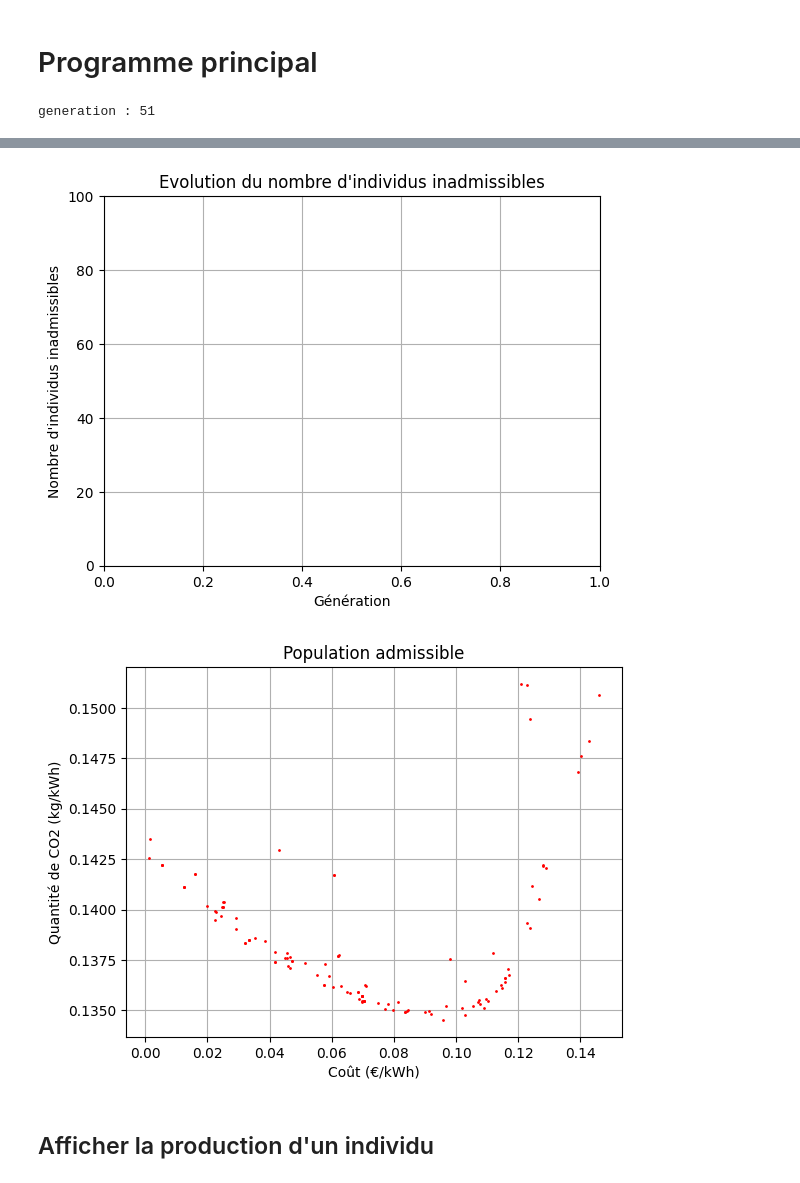
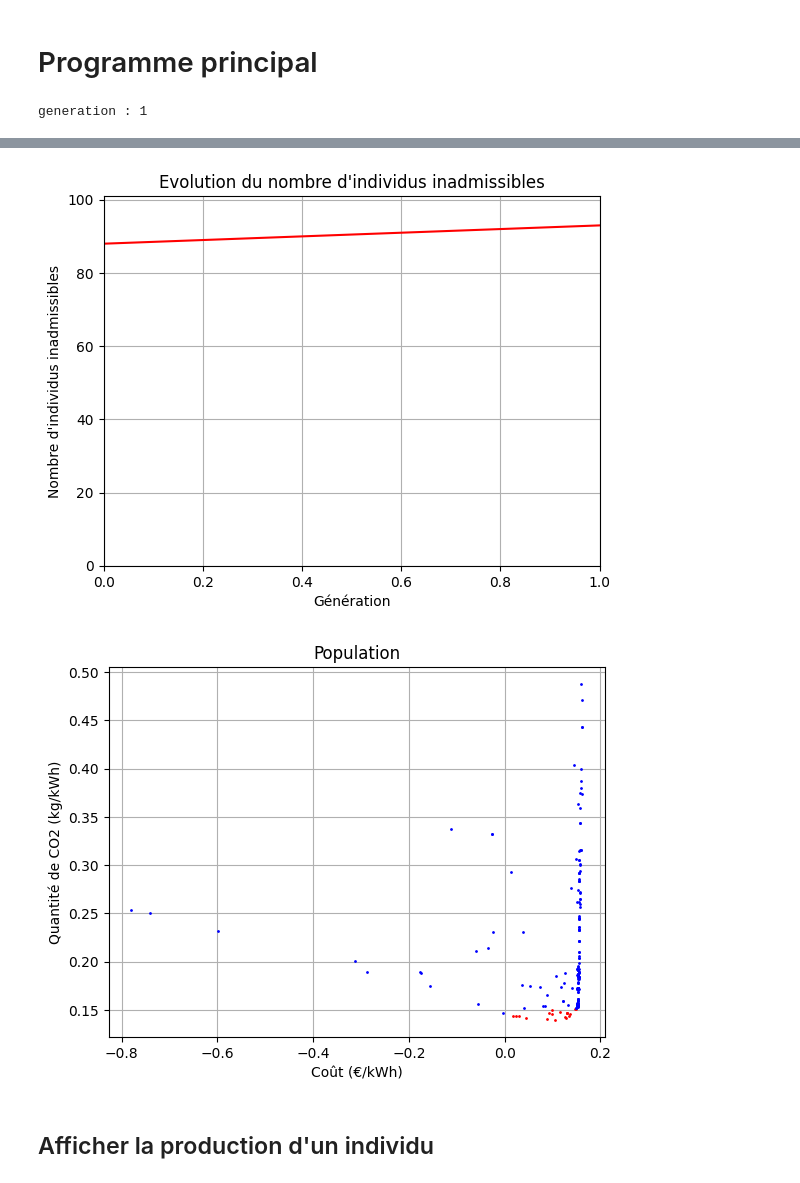
Before and after one commit to Louis9551/Solaire, a Jupyter notebook: Multi_Objectifs_Contraint_Solaire.ipynb, the cells around one changed output, grey strips where cells are left out. Saved outputs shown, nothing was run; the diff lists cells and outputs as text; code cells hidden in the pictures.

```diff
--- a/Multi_Objectifs_Contraint_Solaire.ipynb
+++ b/Multi_Objectifs_Contraint_Solaire.ipynb
@@ -17,7 +17,7 @@ Npop = 100
 Narchive = 10
 Sp = 2
 alpha = 0.7
-Gmax = 50
+Gmax = 1
 pmut = 1
 Ntour = 5
 
@@ -31,7 +31,7 @@ ArDicr = [0, 0, 0, 0, 0, 0]
 xmax = [2, 30, 30, 90, 90, 50]
 xmin = [0, 1, 1, -90, 0, 1]
 
-NewPop = 0 # 1 = recommencer avec une nouvelle population aléatoire ou 0 charger la population précédente
+NewPop = 1 # 1 = recommencer avec une nouvelle population aléatoire ou 0 charger la population précédente
 generationPop = 50 # recommencer à la génération 0 ou charger la génération précédente
 # %% [markdown]
 # Initialisation variables
@@ -259,7 +259,7 @@ class Individu:
     def evaluationObjectifs(self):
         P_pv = PvYield(self.x[3], self.x[4], self.x[1], self.x[2], self.x[0], self.x[5])
         (E_grid, E_export, Edmd) = EnergyBalance(time, date, P_el_total, P_pv) # Energy en kWh
-        c0 = self.x[1]*self.x[2]*PrixPV + Onduleurs[int(self.x[0])].Prix*self.x[5] # prix en euros de l'installation
+        c0 = self.x[1]*self.x[2]*PrixPV*self.x[5] + Onduleurs[int(self.x[0])].Prix*self.x[5] # prix en euros de l'installation
         (Pmax, Vmin) = PV_panel([G0], [TambOpti])  # Pmax en W et Vmin en V
         Ppv_rated = Pmax*self.x[1]*self.x[2]*self.x[5]*10**-3 # en kW
 
@@ -587,9 +587,6 @@ for i in range(Gmax):
     evaluation(population)
     ranking(population, archive)
     archivage(archive, Narchive)
-    # clear cell output
-    clear_output()
-    print("generation :",generation[-1])
 
 save_population(population, generation)
 # Animation de la population
@@ -600,4 +597,4 @@ plot_pareto(population, Npop)
 plot_inadmissible(Ninadmissible, generation)
 plot_population(plotadmissible, plotinadmissible)
 # %% [output]
-generation : 51
+generation : 1
@@ -605,5 +602,5 @@ generation : 51
-[figure, old version]
+[figure, new version]
-[figure, old version]
+[figure, new version]
 # %% [markdown]
 ## Afficher la production d'un individu
 # %%
```
Also changed, not shown: parts of 3 cells of this notebook.
